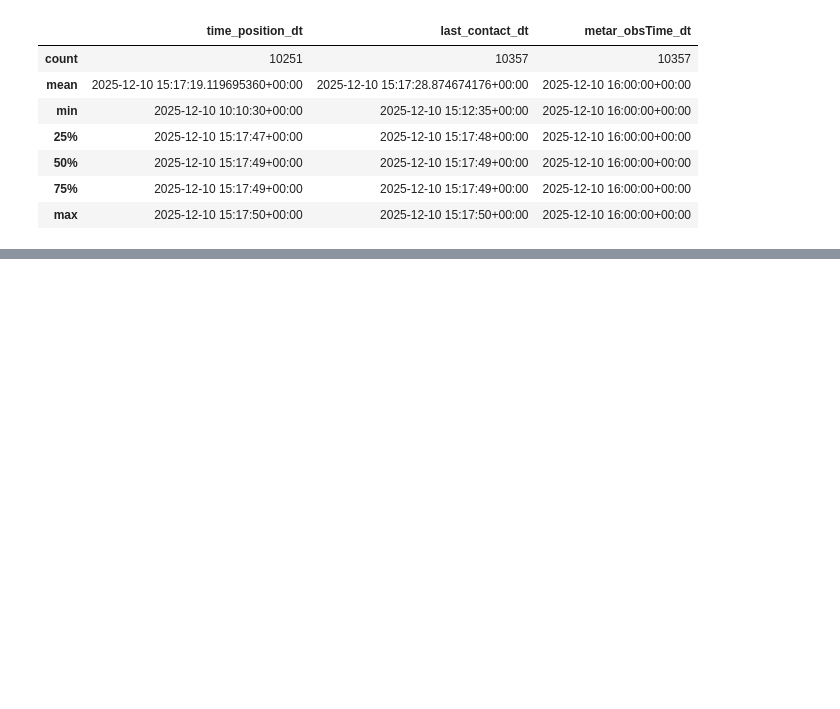
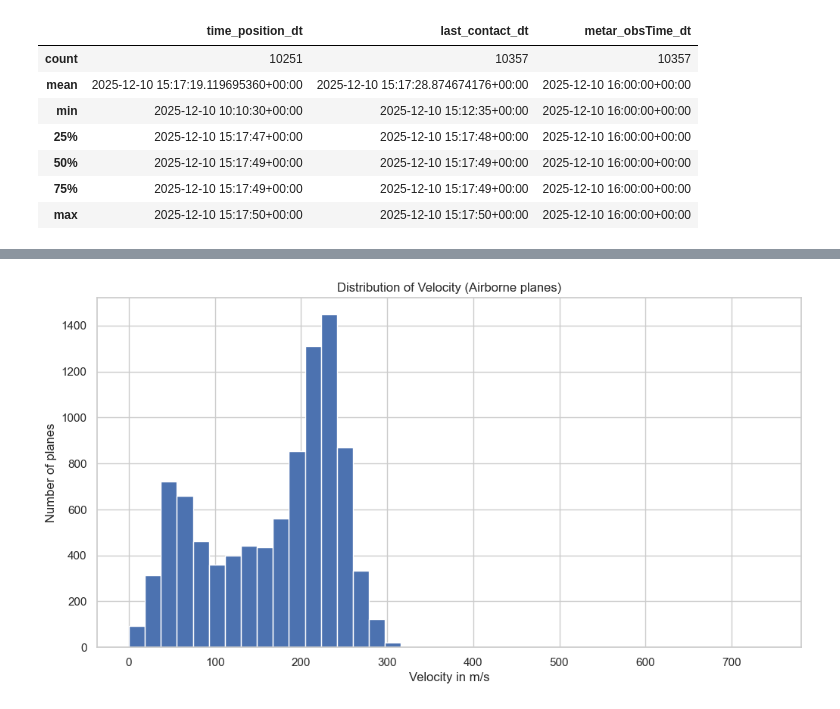
Before and after one commit to yhakam/aviation-risk-project, a Jupyter notebook: notebooks/01_eda_flights_enriched.ipynb, the cells around one changed output, grey strips where cells are left out. Cells and saved outputs as stored; diff of their text form; code cells hidden in the pictures; blank space fills up the shorter version.

Commit message:
feat(EDA): validate flight-based risk proxy and finalize exploratory analysis

```diff
--- a/notebooks/01_eda_flights_enriched.ipynb
+++ b/notebooks/01_eda_flights_enriched.ipynb
@@ -37,5 +34,5 @@ plt.rcParams["figure.figsize"] = (12, 6)
 # %%
-pattern = "data/processed/flights_enriched_*.csv"
+pattern = "../data/processed/flights_enriched_*.csv"
 
 filepath = get_latest_file(pattern)
 
@@ -176,0 +203,3 @@ df[[
+# %%
+df_airborne = df[df["on_ground"]==False].copy()
+df_airborne["baro_altitude"].describe()
@@ -176,0 +216,8 @@ df[[
+# %%
+plt.hist(df_airborne["velocity"], bins=40)
+plt.xlabel("Velocity in m/s")
+plt.ylabel("Number of planes")
+plt.title("Distribution of Velocity (Airborne planes)")
+plt.show()
+# %% [output]
+[figure, added]
```
Also changed, not shown: parts of 17 cells of this notebook, 1 other file.
